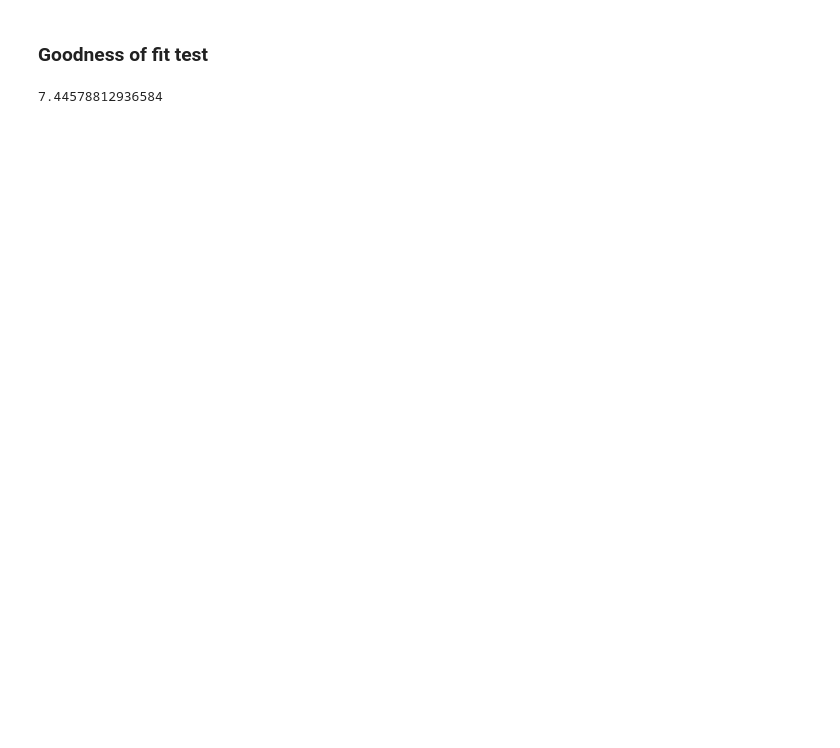
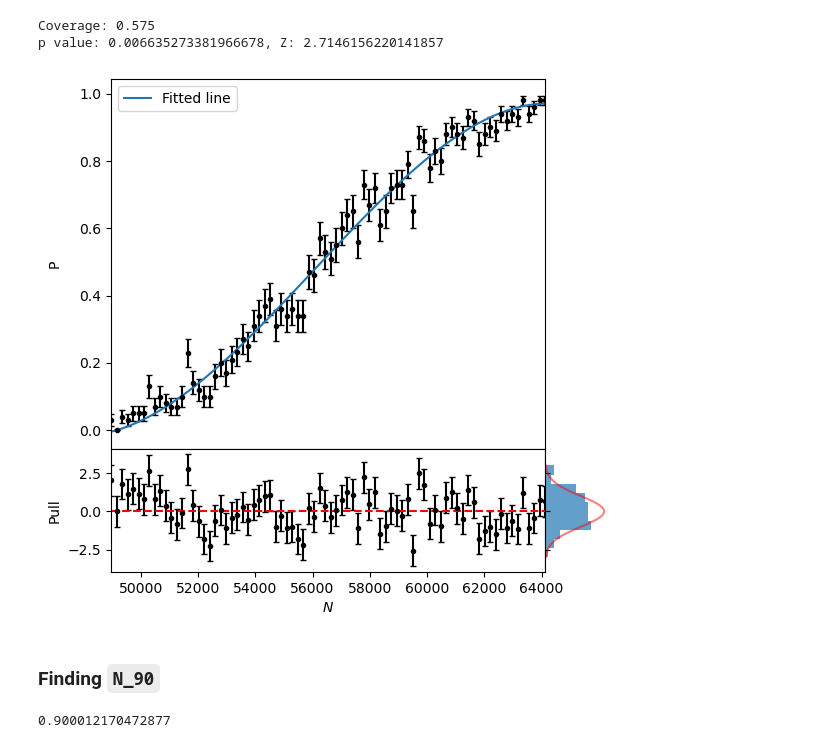
Before and after one commit to knottwill/SignalDiscovery, a Jupyter notebook: src/f_NP_data_analysis.ipynb, the cells around one changed output. Drawn from its saved outputs; the diff is of its cells as text; code cells hidden in the pictures; blank space fills up the shorter version.

Commit message:
Moved the functionality to find N where P=0.9 into its own module (so I can reuse it for g)

```diff
--- a/src/f_NP_data_analysis.ipynb
+++ b/src/f_NP_data_analysis.ipynb
@@ -5,6 +14,6 @@ import pandas as pd
 file_path = 'PN_data.pkl'
 data = pd.read_pickle(file_path)
 
-N = data['N']
-P = data['P']
-P_err = data['P_err']
+N = data['N'][5:-15]
+P = data['P'][5:-15]
+P_err = data['P_err'][5:-15]
@@ -13,28 +19,0 @@ SOLVED. just need to find what `absolute_sigma` does
-# %%
-import numpy as np
-from scipy.optimize import curve_fit
-import matplotlib.pyplot as plt
-
-def third_degree(x, a, b, c, d):
-    return a*(x**3) + b*(x**2) + c*x + d
-
-# Replace 0 uncertainties with 0.00001 so as to
-# not produce errors in the least squares estimation
-P_err[P_err == 0.0] = 0.00001
-
-# ------------------
-# should maybe use starting values
-# ------------------
-popt, pcov = curve_fit(third_degree, N, P, sigma=P_err, absolute_sigma=True)
-
-a, b, c, d = popt
-a_err, b_err, c_err, d_err = np.sqrt(np.diag(pcov))
-
-parameter_estimates = {
-    'a': f'({a:.3}, {a_err:.3})',
-    'b': f'({b:.3}, {b_err:.3})',
-    'c': f'({c:.3}, {c_err:.3})',
-    'd': f'({d:.3}, {d_err:.3})'
-}
-
-parameter_estimates
@@ -87,2 +19,0 @@ fig.align_ylabels()
-# %% [markdown]
-### Goodness of fit test
@@ -100,4 +20,22 @@ Z = chi2.ppf(1-p_value,1)**0.5 # significance
-# %%
-Z
-# %% [output]
-7.44578812936584
+# %%
+from find_N90 import find_N90
+
+find_N90(N, P, P_err, plot_filepath=False)
+# %% [output]
+Coverage: 0.575
+p value: 0.006635273381966678, Z: 2.7146156220141857
+[figure, added]
+# %% [markdown]
+### Finding `N_90`
+# %%
+def third_degree(x, a, b, c, d):
+    return a*(x**3) + b*(x**2) + c*x + d
+
+a, a_err =  (-4.9e-13, 7.06e-15)
+b, b_err =  (8.35e-08, 1.15e-09)
+c, c_err =  (-0.00465, 6.19e-05)
+d, d_err =  (85.2, 1.1)
+
+third_degree(61723 ,*popt)
+# %% [output]
+0.900012170472877
```
Also changed, not shown: parts of 5 cells of this notebook, 3 other files.
